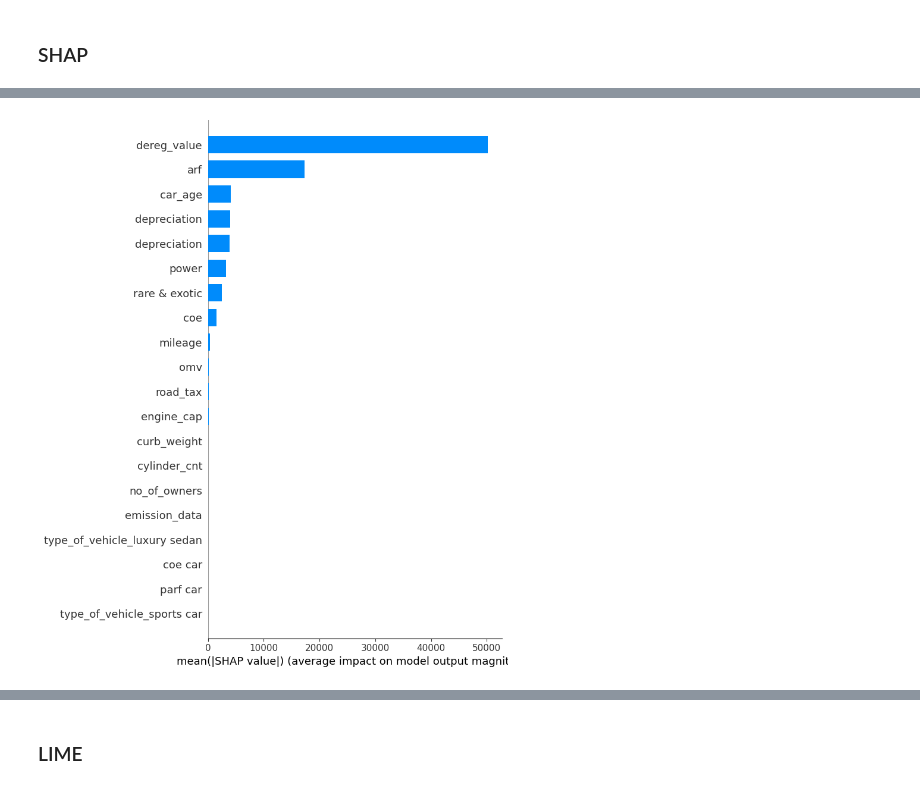
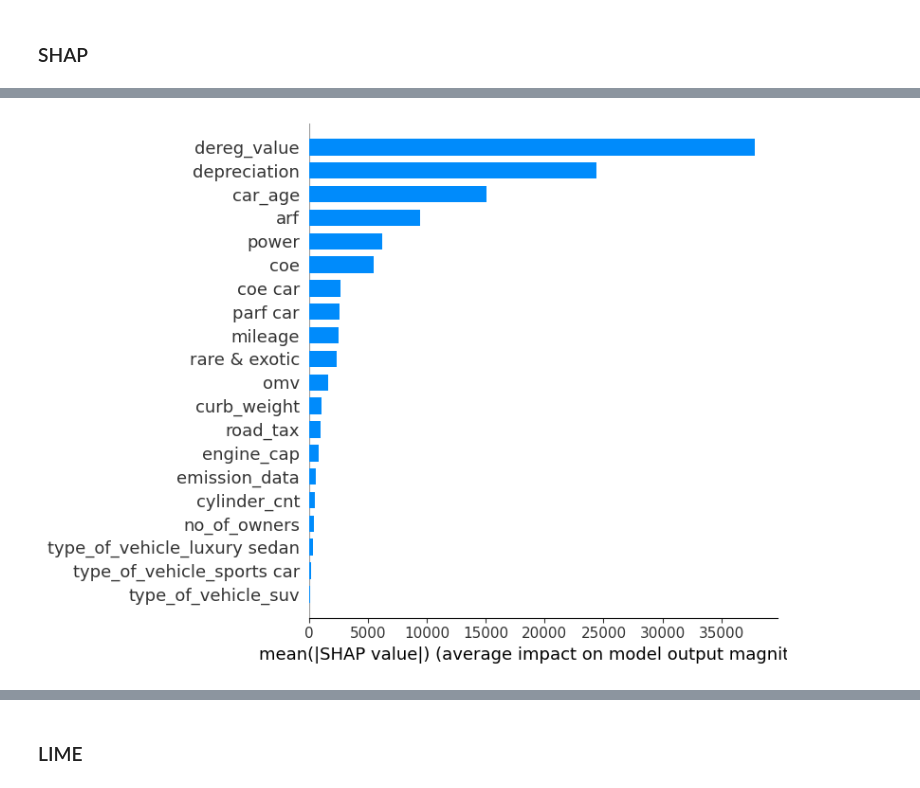
Before and after one commit to melloo21/CS5228_project, a Jupyter notebook: Model Explanability.ipynb, the cells around one changed output, grey strips where cells are left out. Saved outputs shown, nothing was run; the diff lists cells and outputs as text; code cells hidden in the pictures.

Commit message:
update search

```diff
--- a/Model Explanability.ipynb
+++ b/Model Explanability.ipynb
@@ -18,2 +19,3 @@ from sklearn.metrics import make_scorer, mean_squared_error
 # %%
 from sklearn.preprocessing import LabelEncoder
+file_name = r'model_assets/xgb_SimpleImputers_OutliersRemoved_NoVehCond.pkl'
@@ -123,32 +35,11 @@ y_val = val_df['price'].values
 # %%
-param_grid = {
-    'learning_rate': [0.01, 0.05, 0.1, 0.2],
-    'max_depth': [3, 5, 7, 10],
-    'n_estimators': [100, 200, 500],
-    'subsample': [0.6, 0.8, 1.0],
-    'colsample_bytree': [0.6, 0.8, 1.0],
-    'reg_alpha': [0, 0.1, 0.5, 1],  # L1 regularization
-    'reg_lambda': [1, 1.5, 2, 3],    # L2 regularization
-}
+best_xgb = pickle.load(open(file_name, "rb"))
 
-# Initialize XGBRegressor
-xgb_reg = xgb.XGBRegressor(objective="reg:squarederror", random_state=42)
+name = 'SimpleImputers_OutliersRemoved_NoVehCond'
+train_dir = rf'./processed_dataset/train_{name}.csv'
+val_dir = rf'./processed_dataset/val_{name}.csv'
+test_dir = rf'./processed_dataset/test_{name}.csv'
 
-# Set up the randomized search with RMSE as the scoring metric
-random_search = RandomizedSearchCV(
-    estimator=xgb_reg,
-    param_distributions=param_grid,
-    n_iter=50,  # Number of parameter settings to sample
-    scoring=make_scorer(mean_squared_error, greater_is_better=False, squared=False),  # Negative RMSE for maximizing
-    cv=3,
-    verbose=1,
-    n_jobs=-1,
-    random_state=42
-)
-
-# Fit the random search model
-random_search.fit(X_train, y_train)
-
-# Get the best model and parameters
-best_xgb = random_search.best_estimator_
-print("Best parameters found: ", random_search.best_params_)
+train_df = pd.read_csv(train_dir)
+val_df = pd.read_csv(val_dir)
+test_df = pd.read_csv(test_dir)
@@ -347,11 +140,11 @@ Index(['listing_id', 'title', 'make', 'model', 'description', 'manufactured',
 # %%
 import shap
 # %%
-explainer = shap.TreeExplainer(rf_model)
+explainer = shap.TreeExplainer(best_xgb)
 # %%
 shap_values = explainer.shap_values(X_val)
 # %%
-shap.summary_plot(shap_values, X_val, plot_type="bar", feature_names=features)
+shap.summary_plot(shap_values, X_val, plot_type="bar", feature_names=features, plot_size=[8,6])
 # %% [output]
-[figure, old version]
+[figure, new version]
 # %%
```
Also changed, not shown: parts of 27 cells of this notebook, 1 other file.
